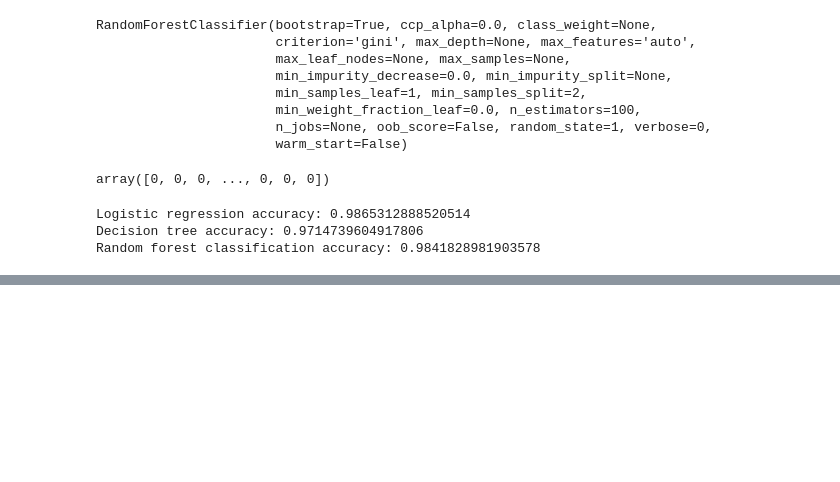
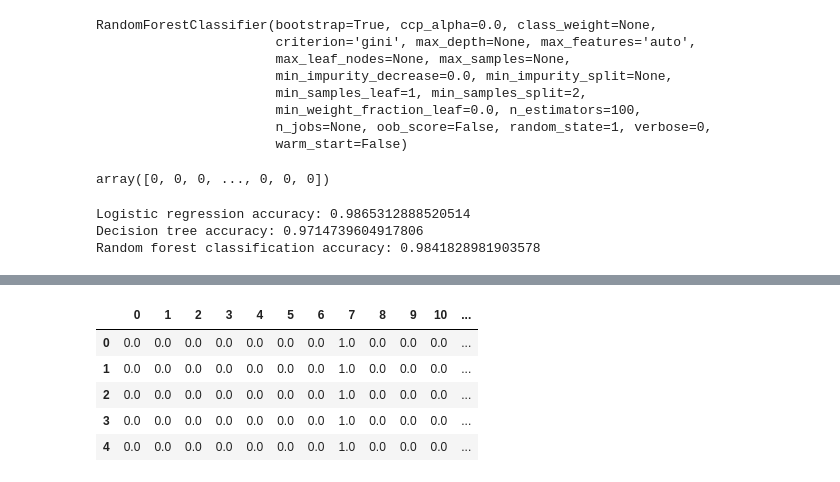
Before and after one commit to sabill/dphi-boothcamp-ml, a Jupyter notebook: Assignment_1_Quiz.ipynb, the cells around one changed output, grey strips where cells are left out. Drawn from its saved outputs; the diff is of its cells as text; code cells hidden in the pictures; blank space fills up the shorter version.

```diff
--- a/Assignment_1_Quiz.ipynb
+++ b/Assignment_1_Quiz.ipynb
@@ -431,0 +456,2 @@ verbose = 2
+# %%
+test_data = pd.read_csv('https://raw.githubusercontent.com/dphi-official/Datasets/master/travel_insurance/Testing_set_label.csv')
@@ -431,0 +478,2 @@ verbose = 2
+# %%
+test_data.Gender.fillna('Not Specified', inplace=True)
@@ -431,0 +489,3 @@ verbose = 2
+# %%
+test_fix = test_data.drop(columns = ['Distribution Channel', 'Destination', 'Agency Type'], axis=1)
+test_fix.head()
@@ -431,0 +499,11 @@ verbose = 2
+# %%
+ohe = OneHotEncoder(handle_unknown='ignore')
+ohe_test = pd.DataFrame(ohe.fit_transform(test_fix[['Agency','Gender','Product Name']]).toarray())
+ohe_test.head()
+# %% [output]
+|  | 0 | 1 | 2 | 3 | 4 | 5 | 6 | 7 | 8 | 9 | 10 | ... |
+| 0 | 0.0 | 0.0 | 0.0 | 0.0 | 0.0 | 0.0 | 0.0 | 1.0 | 0.0 | 0.0 | 0.0 | ... |
+| 1 | 0.0 | 0.0 | 0.0 | 0.0 | 0.0 | 0.0 | 0.0 | 1.0 | 0.0 | 0.0 | 0.0 | ... |
+| 2 | 0.0 | 0.0 | 0.0 | 0.0 | 0.0 | 0.0 | 0.0 | 1.0 | 0.0 | 0.0 | 0.0 | ... |
+| 3 | 0.0 | 0.0 | 0.0 | 0.0 | 0.0 | 0.0 | 0.0 | 1.0 | 0.0 | 0.0 | 0.0 | ... |
+| 4 | 0.0 | 0.0 | 0.0 | 0.0 | 0.0 | 0.0 | 0.0 | 1.0 | 0.0 | 0.0 | 0.0 | ... |
```
Also changed, not shown: parts of 26 cells of this notebook.
